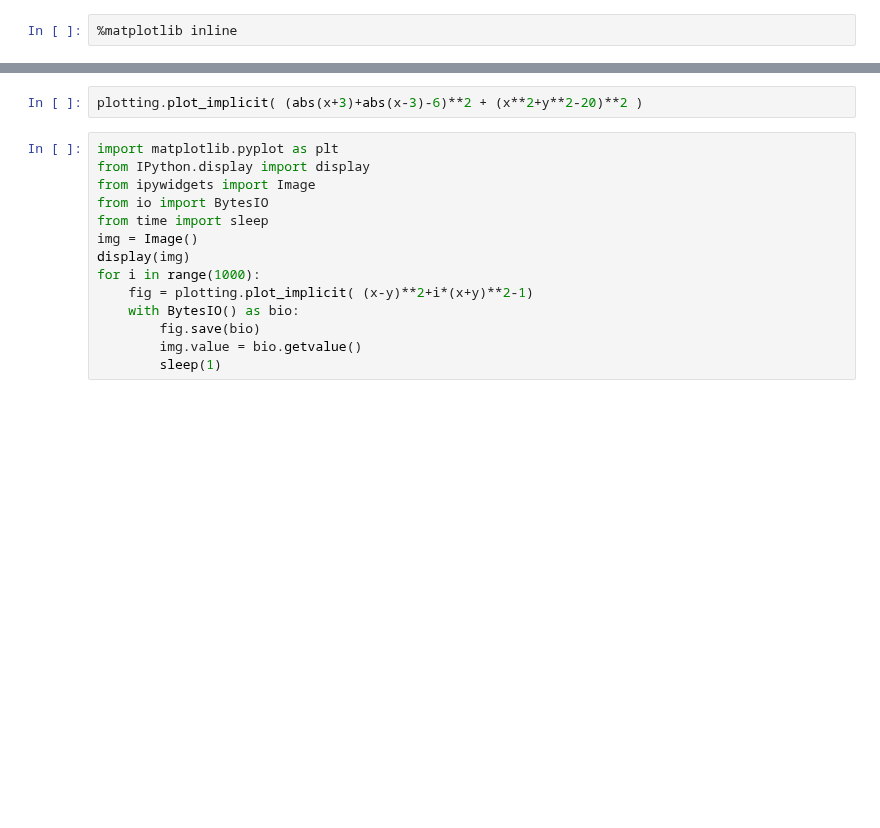
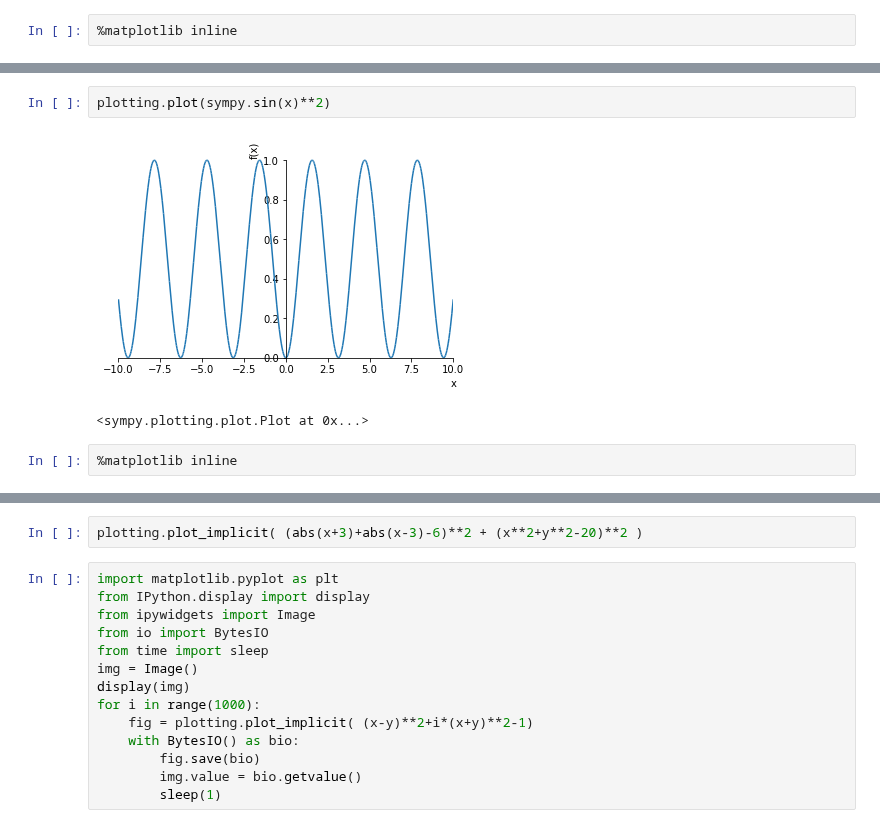
Before and after one commit to tjwei/NDHU_AM1130, a Jupyter notebook: week13-math-animation.ipynb, the cells around one changed output, grey strips where cells are left out. Saved outputs shown, nothing was run; the diff lists cells and outputs as text; blank space fills up the shorter version.

```diff
--- a/week13-math-animation.ipynb
+++ b/week13-math-animation.ipynb
@@ -25,0 +48,7 @@ x
+# %%
+plotting.plot(sympy.sin(x)**2)
+# %% [output]
+[figure, added]
+<sympy.plotting.plot.Plot at 0x...>
+# %%
+%matplotlib inline
```
Also changed, not shown: parts of 9 cells of this notebook.
